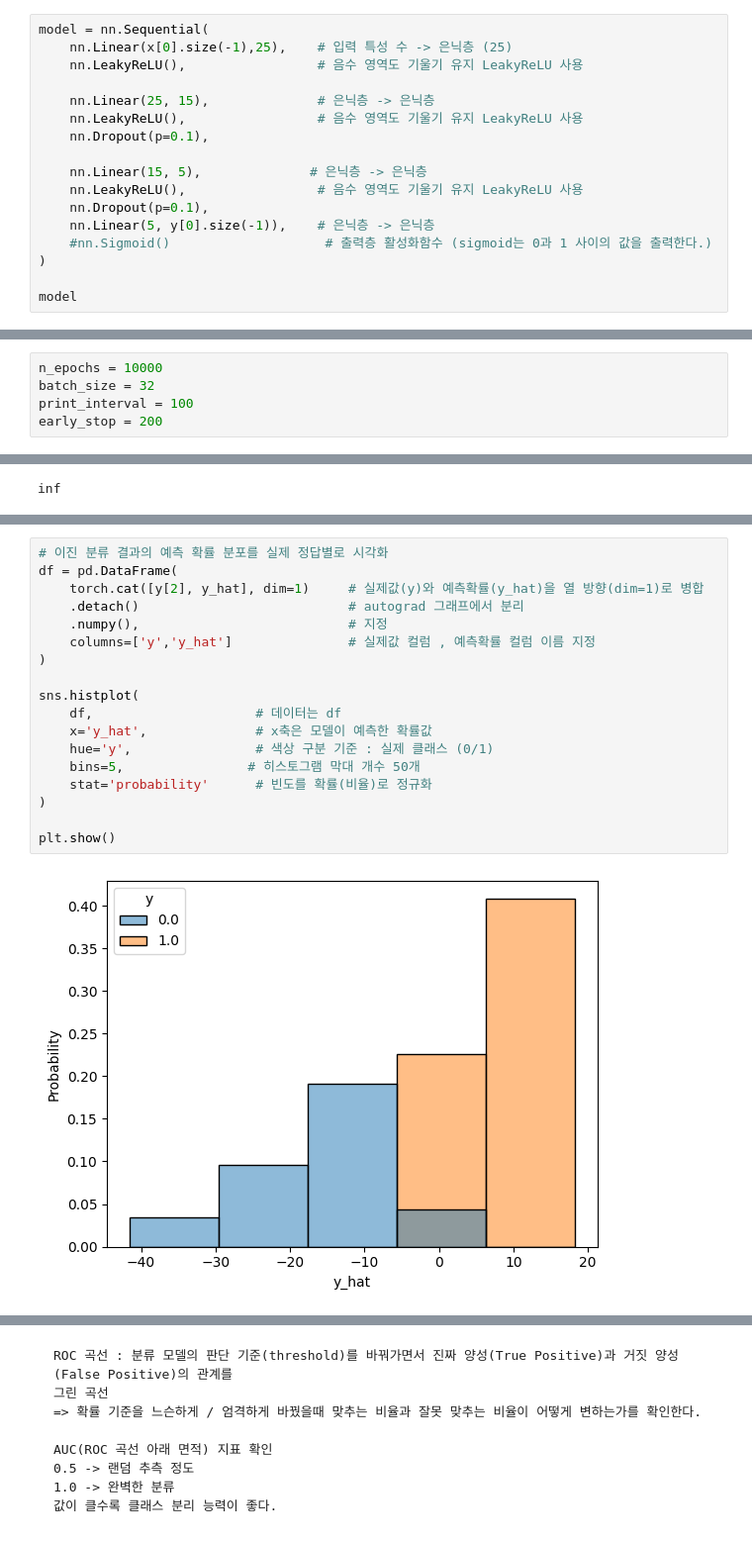
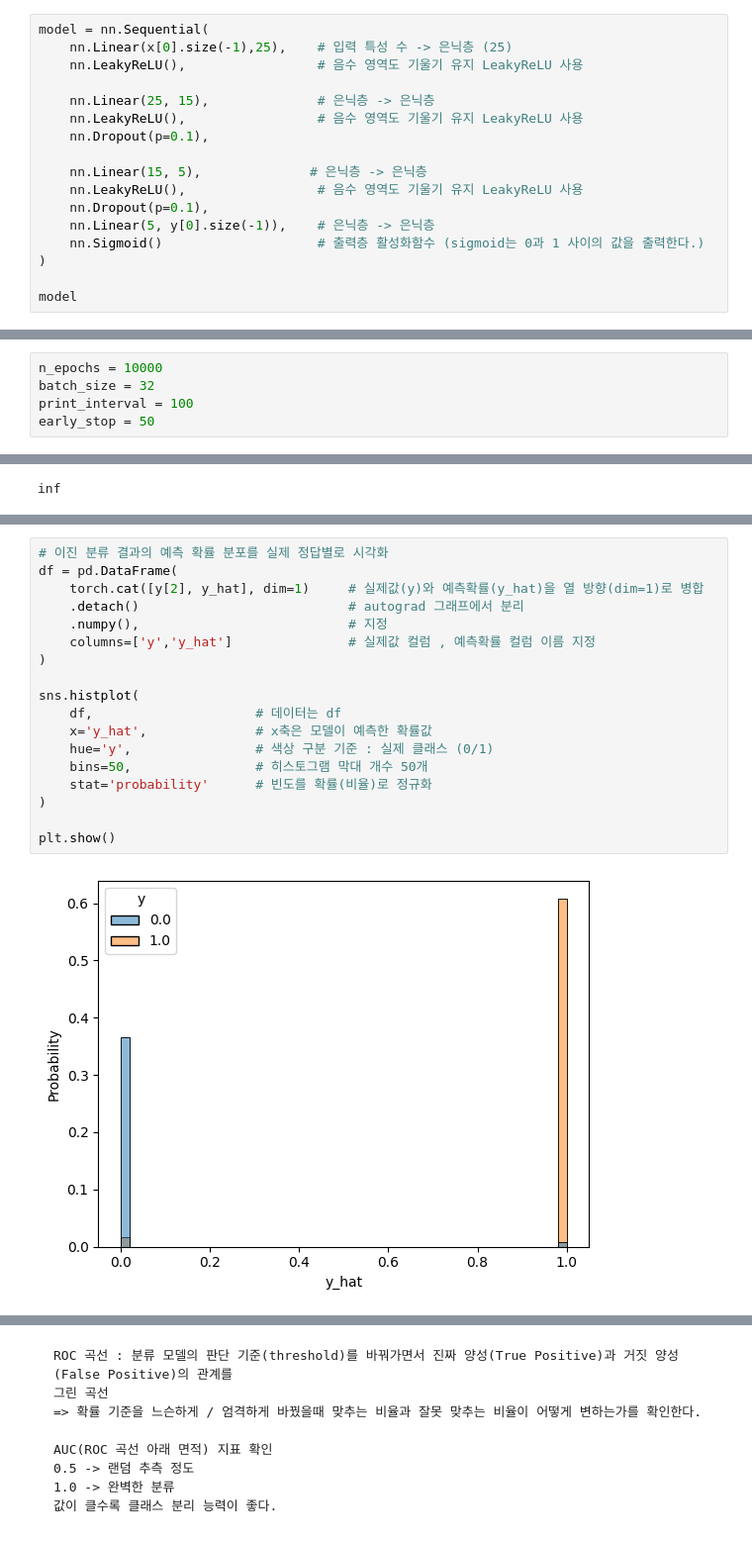
Before and after one commit to clachic00/deep_learning, a Jupyter notebook: 활성화함수_이진분류.ipynb, the cells around one changed output, grey strips where cells are left out. Shown at 99% size. Saved outputs shown, nothing was run; the diff lists cells and outputs as text.

```diff
--- a/활성화함수_이진분류.ipynb
+++ b/활성화함수_이진분류.ipynb
@@ -204,7 +204,7 @@ model = nn.Sequential(
     nn.LeakyReLU(),                 # 음수 영역도 기울기 유지 LeakyReLU 사용
     nn.Dropout(p=0.1),
     nn.Linear(5, y[0].size(-1)),    # 은닉층 -> 은닉층
-    #nn.Sigmoid()                    # 출력층 활성화함수 (sigmoid는 0과 1 사이의 값을 출력한다.)
+    nn.Sigmoid()                    # 출력층 활성화함수 (sigmoid는 0과 1 사이의 값을 출력한다.)
 )
 
 model
@@ -241,7 +242,7 @@ model.parameters() : 업데이트할 모든 가중치
 n_epochs = 10000
 batch_size = 32
 print_interval = 100
-early_stop = 200
+early_stop = 50
 # %%
 np.inf
 # %% [output]
@@ -389,23 +391,23 @@ Test Accuracy: 0.95652174949646
 # %%
 # 이진 분류 결과의 예측 확률 분포를 실제 정답별로 시각화
 df = pd.DataFrame(
     torch.cat([y[2], y_hat], dim=1)     # 실제값(y)와 예측확률(y_hat)을 열 방향(dim=1)로 병합
     .detach()                           # autograd 그래프에서 분리
     .numpy(),                           # 지정
     columns=['y','y_hat']               # 실제값 컬럼 , 예측확률 컬럼 이름 지정
 )
 
 sns.histplot(
     df,                     # 데이터는 df
     x='y_hat',              # x축은 모델이 예측한 확률값
     hue='y',                # 색상 구분 기준 : 실제 클래스 (0/1)
-    bins=5,                # 히스토그램 막대 개수 50개
+    bins=50,                # 히스토그램 막대 개수 50개
     stat='probability'      # 빈도를 확률(비율)로 정규화
 )
 
 plt.show()
 # %% [output]
-[figure, old version]
+[figure, new version]
 # %%
 # 모델의 확률 기반 분류 성능을 종합적으로 측정하는 지표(auc) 계산
 from sklearn.metrics import roc_auc_score # ROC 곡선 (아래에 면적 AUC) 계산 함수
```
Also changed, not shown: parts of 8 cells of this notebook, 8 other files.
